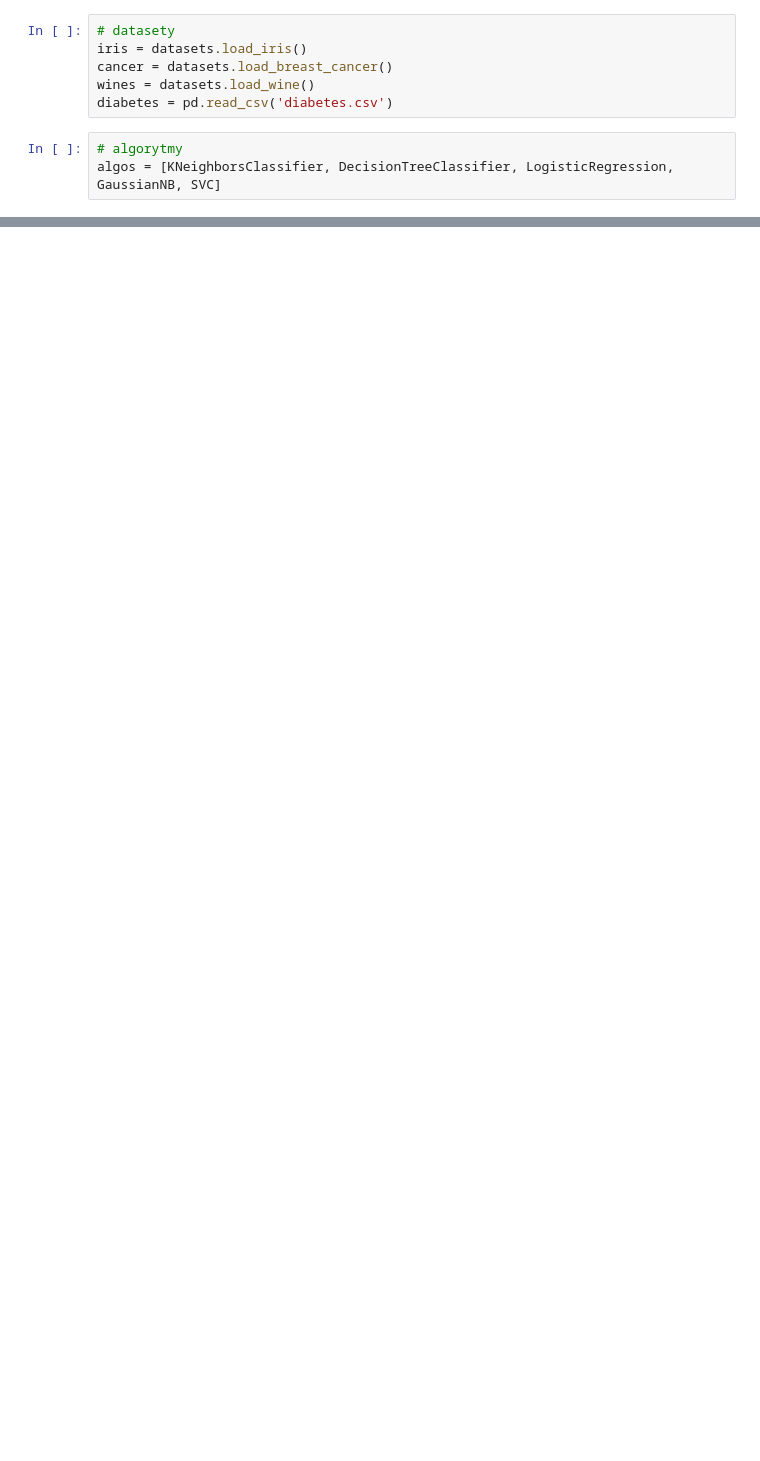
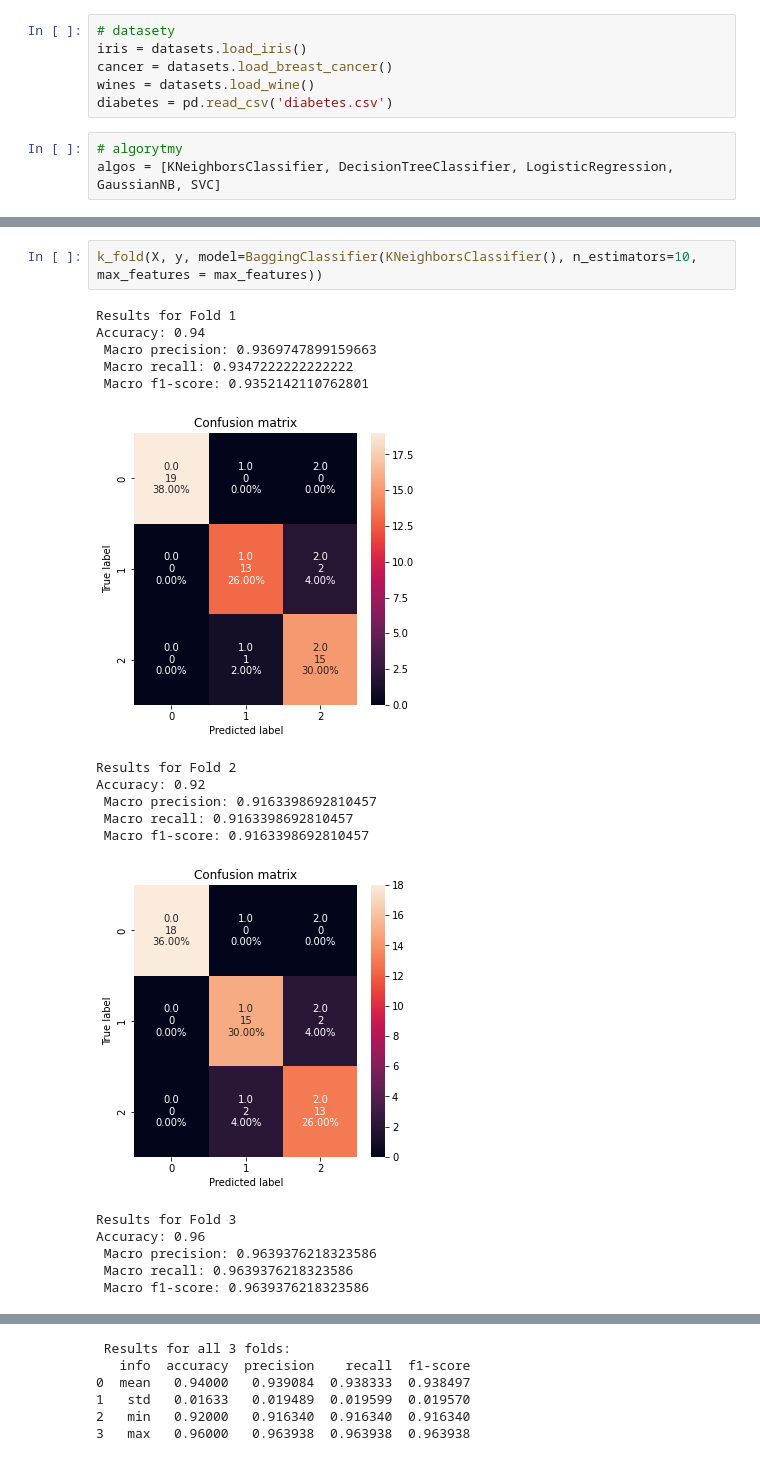
Before and after one commit to JakubSzczepanowski/EnsembleClassifier, a Jupyter notebook: experiments.ipynb, the cells around one changed output, grey strips where cells are left out. Saved outputs shown, nothing was run; the diff lists cells and outputs as text; blank space fills up the shorter version.

```diff
--- a/experiments.ipynb
+++ b/experiments.ipynb
@@ -108,0 +86,20 @@ Accuracy: 0.98
+# %%
+k_fold(X, y, model=BaggingClassifier(KNeighborsClassifier(), n_estimators=10, max_features = max_features))
+# %% [output]
+Results for Fold 1
+Accuracy: 0.94
+ Macro precision: 0.9369747899159663
+ Macro recall: 0.9347222222222222
+ Macro f1-score: 0.9352142110762801
+[figure, added]
+Results for Fold 2
+Accuracy: 0.92
+ Macro precision: 0.9163398692810457
+ Macro recall: 0.9163398692810457
+ Macro f1-score: 0.9163398692810457
+[figure, added]
+Results for Fold 3
+Accuracy: 0.96
+ Macro precision: 0.9639376218323586
+ Macro recall: 0.9639376218323586
+ Macro f1-score: 0.9639376218323586
@@ -108,0 +107,6 @@ Accuracy: 0.98
+ Results for all 3 folds:
+   info  accuracy  precision    recall  f1-score
+0  mean   0.94000   0.939084  0.938333  0.938497
+1   std   0.01633   0.019489  0.019599  0.019570
+2   min   0.92000   0.916340  0.916340  0.916340
+3   max   0.96000   0.963938  0.963938  0.963938
```
Also changed, not shown: parts of 127 cells of this notebook, 1 other file.
